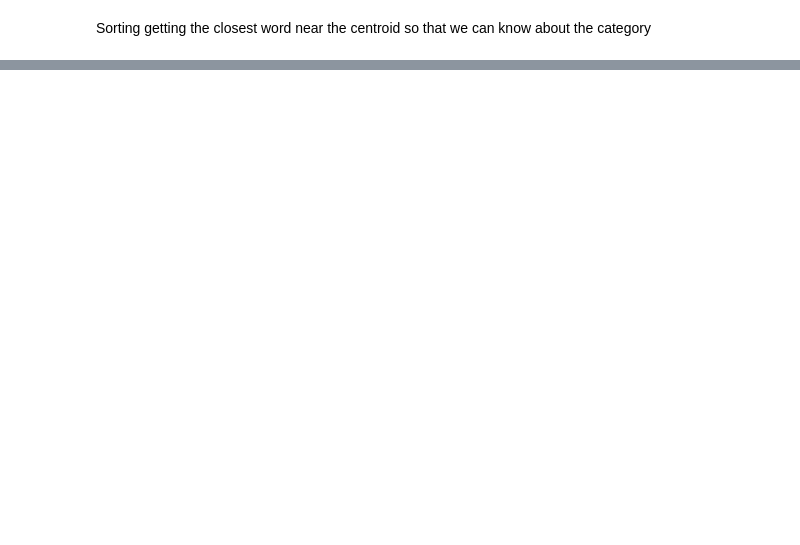
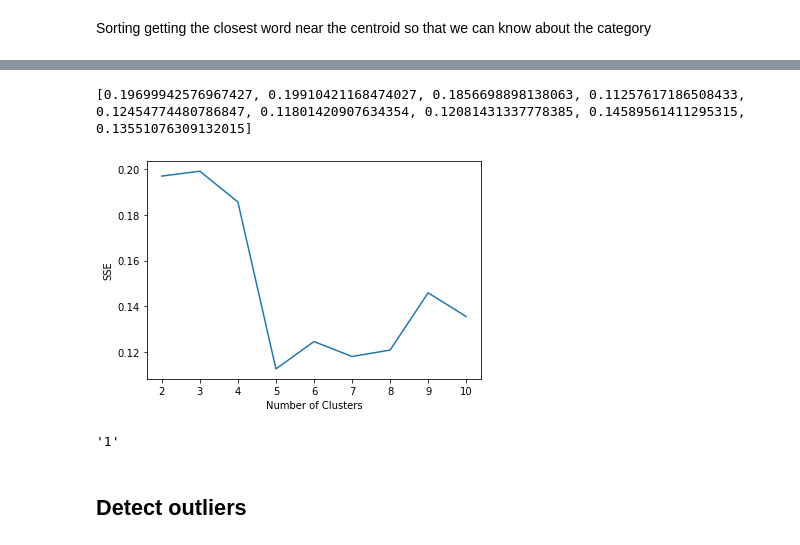
Before and after one commit to Subaandh-VK/NLP_Document_Clustering, a Jupyter notebook: notebooks/clustering_model.ipynb, the cells around one changed output, grey strips where cells are left out. Cells and saved outputs as stored; diff of their text form; code cells hidden in the pictures; blank space fills up the shorter version.

```diff
--- a/notebooks/clustering_model.ipynb
+++ b/notebooks/clustering_model.ipynb
@@ -356,0 +212,29 @@ array([-6.66133815e-16,  9.26131585e-01,  9.07527301e-01,  8.90248211e-01,
+# %%
+from sklearn.metrics import silhouette_samples, silhouette_score
+
+silhouette_coef = []
+
+for k in range(2, 11):
+    km = KMeans(n_clusters=k)
+    km.fit(X)
+    score = silhouette_score(X, km.labels_)
+    silhouette_coef.append(score)
+
+print(silhouette_coef)
+plt.plot(range(2, 11), silhouette_coef)
+plt.xlabel("Number of Clusters")
+plt.ylabel("SSE")
+plt.show()
+# %% [output]
+[0.19699942576967427, 0.19910421168474027, 0.1856698898138063, 0.11257617186508433, 0.12454774480786847, 0.11801420907634354, 0.12081431337778385, 0.14589561411295315, 0.13551076309132015]
+[figure, added]
+# %%
+experiment_name = 'Document Clustering'
+
+mlflow.set_experiment(experiment_name)
+
+exp_id = mlflow.get_experiment_by_name(experiment_name).experiment_id
+
+exp_id
+# %% [output]
+'1'
@@ -356,0 +255,2 @@ array([-6.66133815e-16,  9.26131585e-01,  9.07527301e-01,  8.90248211e-01,
+# %% [markdown]
+## Detect outliers
```
Also changed, not shown: parts of 76 cells of this notebook, 8 other files.
